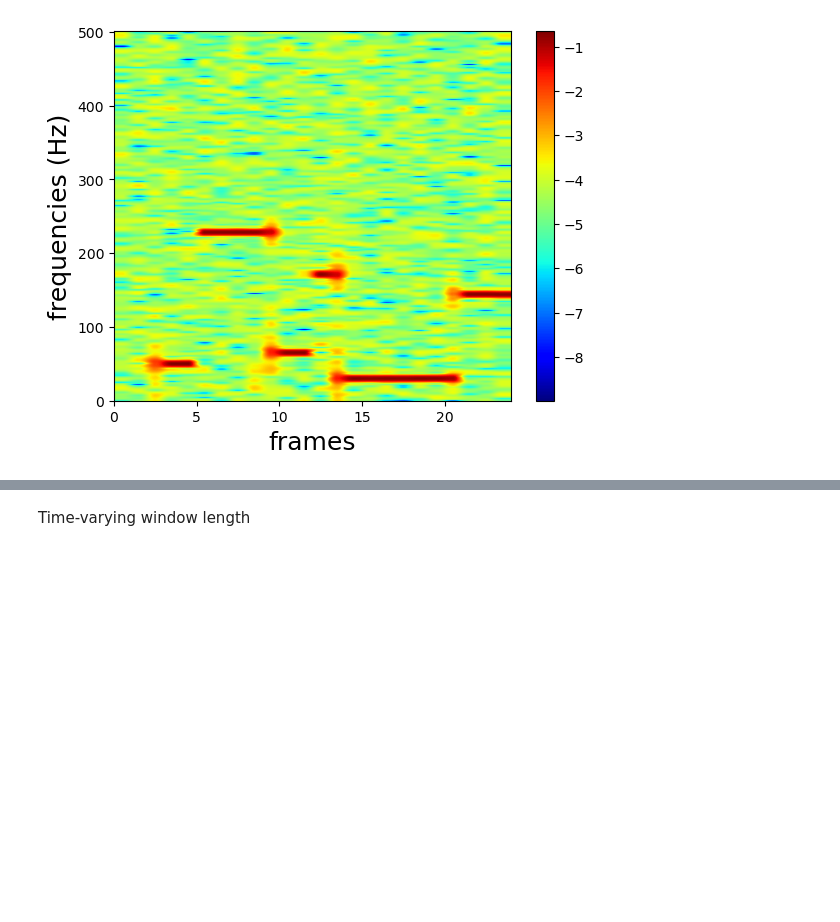
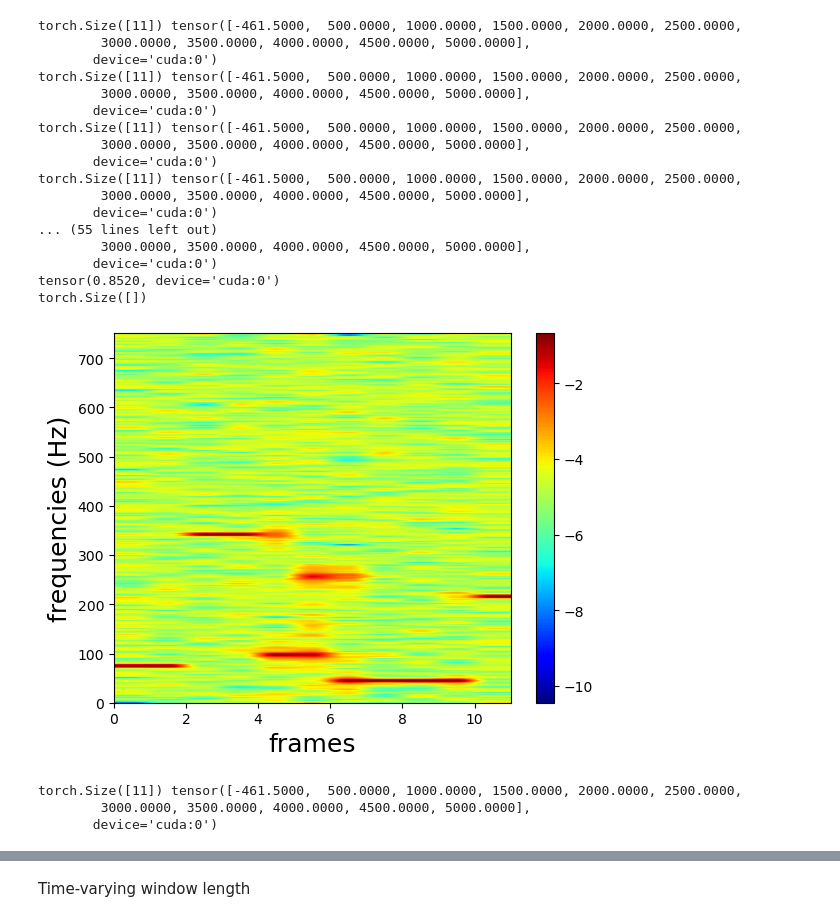
Before and after one commit to maxime-leiber/dstft, a Jupyter notebook: notebooks/time_varying_window_and_hop_length.ipynb, the cells around one changed output, grey strips where cells are left out. Saved outputs shown, nothing was run; the diff lists cells and outputs as text; code cells hidden in the pictures; blank space fills up the shorter version.

```diff
--- a/notebooks/time_varying_window_and_hop_length.ipynb
+++ b/notebooks/time_varying_window_and_hop_length.ipynb
@@ -22,7 +19,7 @@ The autoreload extension is already loaded. To reload it, use:
 # %%
 sr = 1e3
-sizes = [1031, 584, 1153, 635, 361, 1796, 1207]
-freqs = [0, 50, 228, 65, 171, 30, 144,]
+sizes = [1484, 1153, 635, 361, 1796, 1207]
+freqs = [50, 228, 65, 171, 30, 144,]
 f = freqs[0] * (torch.ones(sizes[0]) + .0 * torch.randn(sizes[0]))
 for i in range(1, len(freqs)):
     f = torch.cat((f, freqs[i]  * (torch.ones(sizes[i]) + .0 * torch.randn(sizes[i]))))
@@ -48,6 +45,28 @@ torch.Size([1, 6767]) cuda:0 torch.float32
 # %%
-dstft = DSTFT(x, win_length=300, support=1_000, stride=250, win_requires_grad=False, stride_requires_grad=False, win_p=None, stride_p=None)
+dstft = DSTFT(x, win_length=577, support=1_500, stride=500, win_requires_grad=False, stride_requires_grad=False, win_p='tf', stride_p=None)
 spec, *_ = dstft(x)
-dstft.print(spec, weights=False, wins=False, bar=True)
+print(dstft.coverage())
+print(kurtosis_loss(spec).mean().shape)
+dstft.print(spec, x, weights=False, bar=True, marklist=mark_list)
 # %% [output]
+torch.Size([11]) tensor([-461.5000,  500.0000, 1000.0000, 1500.0000, 2000.0000, 2500.0000,
+        3000.0000, 3500.0000, 4000.0000, 4500.0000, 5000.0000],
+       device='cuda:0')
+torch.Size([11]) tensor([-461.5000,  500.0000, 1000.0000, 1500.0000, 2000.0000, 2500.0000,
+        3000.0000, 3500.0000, 4000.0000, 4500.0000, 5000.0000],
+       device='cuda:0')
+torch.Size([11]) tensor([-461.5000,  500.0000, 1000.0000, 1500.0000, 2000.0000, 2500.0000,
+        3000.0000, 3500.0000, 4000.0000, 4500.0000, 5000.0000],
+       device='cuda:0')
+torch.Size([11]) tensor([-461.5000,  500.0000, 1000.0000, 1500.0000, 2000.0000, 2500.0000,
+        3000.0000, 3500.0000, 4000.0000, 4500.0000, 5000.0000],
+       device='cuda:0')
+... (55 lines left out)
+        3000.0000, 3500.0000, 4000.0000, 4500.0000, 5000.0000],
+       device='cuda:0')
+tensor(0.8520, device='cuda:0')
+torch.Size([])
-[figure, old version]
+[figure, new version]
+torch.Size([11]) tensor([-461.5000,  500.0000, 1000.0000, 1500.0000, 2000.0000, 2500.0000,
+        3000.0000, 3500.0000, 4000.0000, 4500.0000, 5000.0000],
+       device='cuda:0')
```
Also changed, not shown: parts of 23 cells of this notebook, 4 other files.
